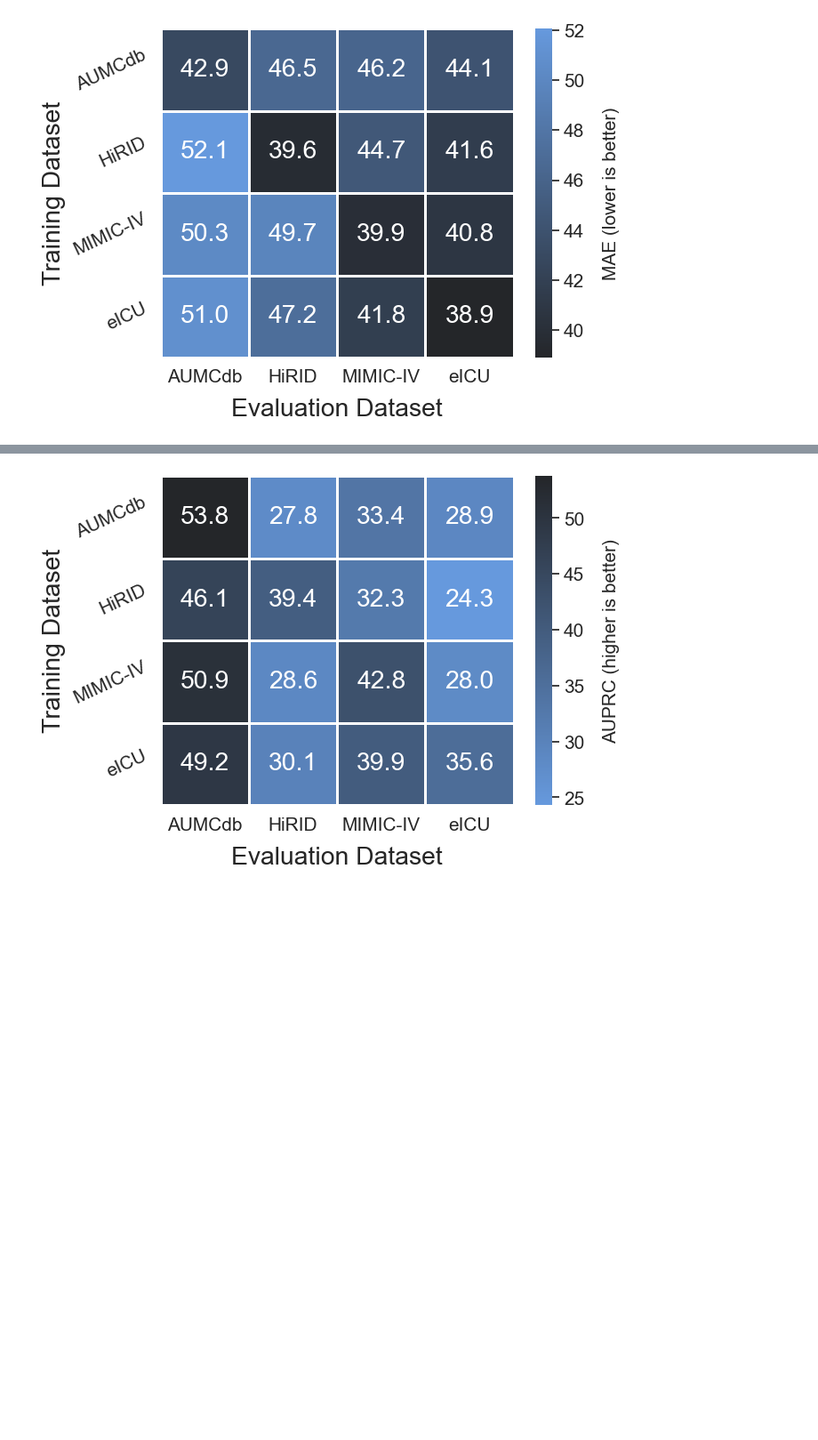
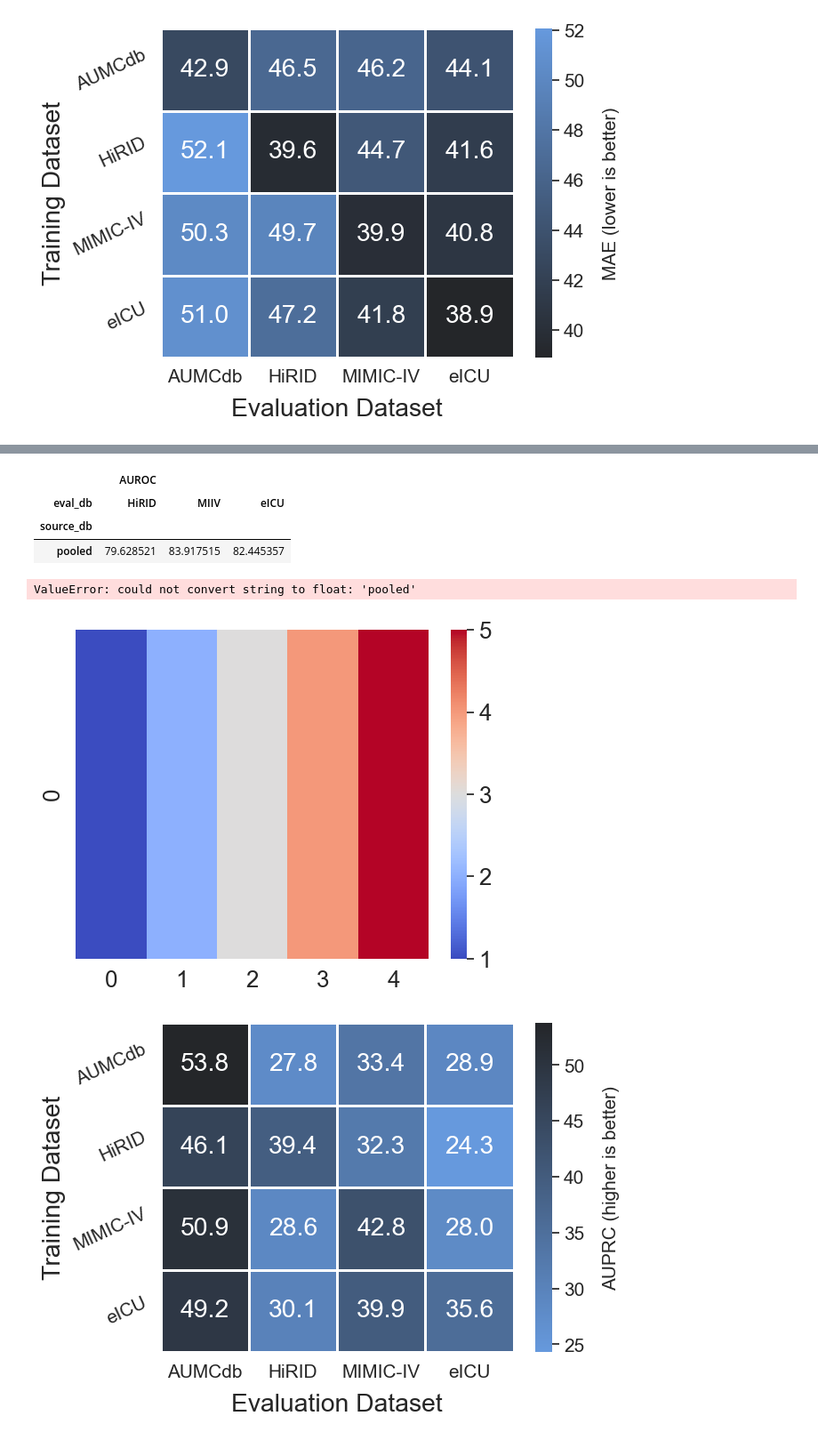
Before and after one commit to rvandewater/YAIB, a Jupyter notebook: paper_graphs.ipynb, the cells around one changed output, grey strips where cells are left out. Shown at 89% size. Cells and saved outputs as stored; diff of their text form; code cells hidden in the pictures; blank space fills up the shorter version.

```diff
--- a/paper_graphs.ipynb
+++ b/paper_graphs.ipynb
@@ -27,3 +106,27 @@ plt.savefig("results/ext_val_los_transformer_mae.pdf", bbox_inches='tight')
+# %%
+mortality_pooled_pivoted
+# %% [output]
+|  | AUROC |  |  |
+| eval_db | HiRID | MIIV | eICU |
+| source_db |  |  |  |
+| pooled | 79.628521 | 83.917515 | 82.445357 |
+# %%
+sns.heatmap(table2, ax=ax2, annot=True, fmt=".1f", cmap=sns.dark_palette("#69d", reverse=False, as_cmap=True,), linewidth=2)
+# %% [output]
+ValueError: could not convert string to float: 'pooled'
+# %%
+# Example data
+data = [[1, 2, 3, 4, 5]]  # One row with five numeric values
+
+# Convert data to a DataFrame
+df = pd.DataFrame(data)
+
+# Create the heatmap
+sns.heatmap(df, cmap='coolwarm')
+
+plt.show()
+# %% [output]
+[figure, added]
 # %%
 mortality_pivoted = mortality_auroc.pivot(index = "source_db", columns=["eval_db"], values=["AUPRC"])
 table = mortality_pivoted
```
Also changed, not shown: parts of 4 cells of this notebook.
